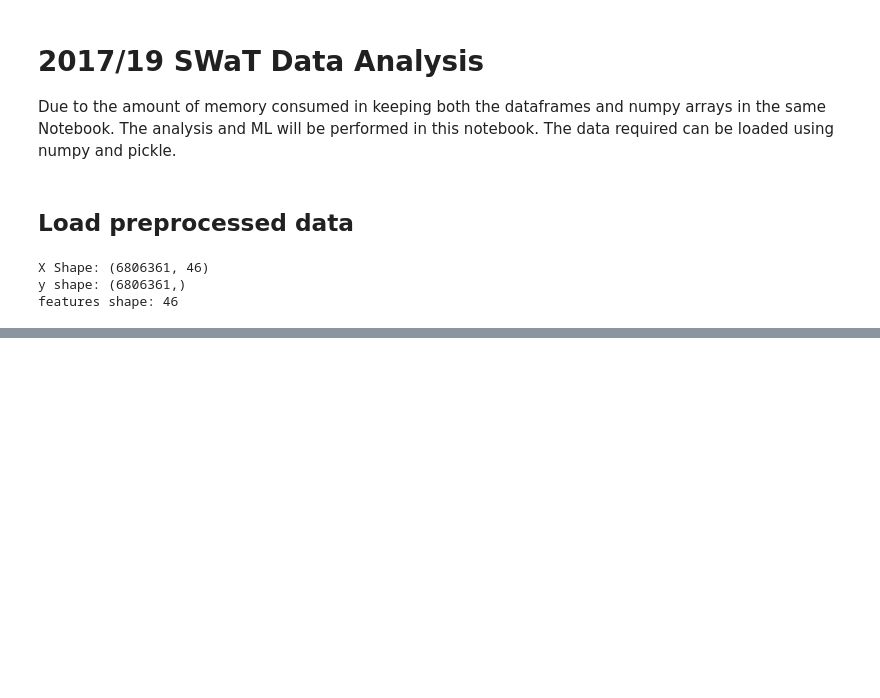
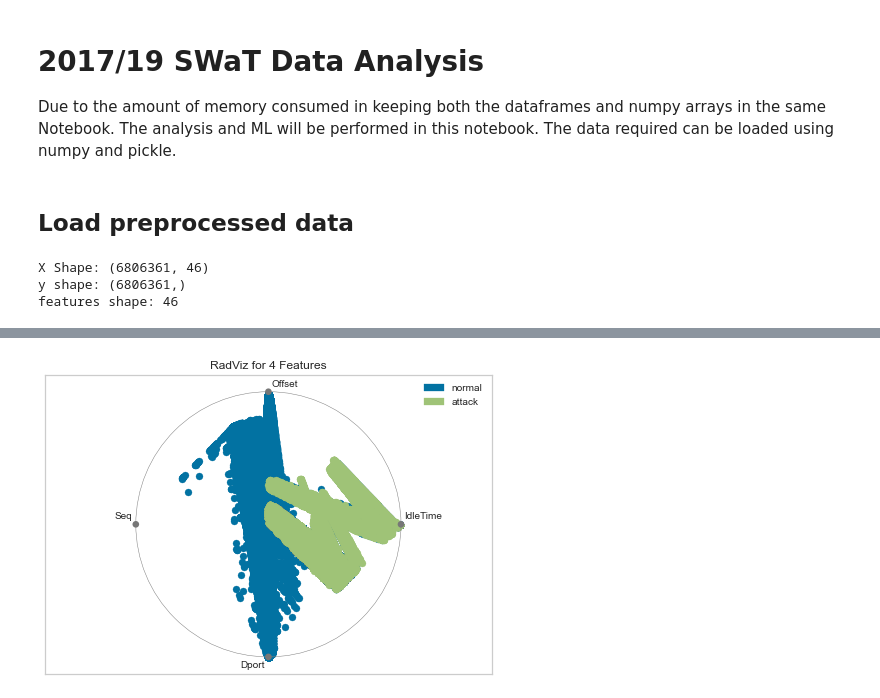
Before and after one commit to MatthewNunes/ICSViz, a Jupyter notebook: SWaT 2017 Data Analyser.ipynb, the cells around one changed output, grey strips where cells are left out. Saved outputs shown, nothing was run; the diff lists cells and outputs as text; code cells hidden in the pictures; blank space fills up the shorter version.

```diff
--- a/SWaT 2017 Data Analyser.ipynb
+++ b/SWaT 2017 Data Analyser.ipynb
@@ -122,7 +125,7 @@ classifiers = [
 scores = []
 for name, clf in zip(names, classifiers):
 
-    rcv = RepeatedStratifiedKFold(n_splits=10, n_repeats=4)
+    rcv = RepeatedStratifiedKFold(n_splits=10, n_repeats=5)
     scores.extend(cross_val_score(clf, X_concat, y_concat, cv=rcv, scoring="roc_auc"))
 
     #clf.fit(X_data2019, y_data2019)
@@ -167,0 +260,19 @@ This is more experimental. It uses a streaming classifier which continues to lea
+# %%
+"""
+Generates a Radial Visualisation. Takes the number of features to display
+and the classifier. Displays the top n (where n is no_of_features) features
+ranked by inbuilt feature importance
+"""
+def generateRadviz(no_of_features, classifier):
+    features_indices = [x[0] for x in average_feature_rank_dict[classifier][:no_of_features]]
+    feature_names = [features_red[x[0]] for x in average_feature_rank_dict[classifier][:no_of_features]]
+    X_vis = X_concat[:, features_indices]
+    classes=["normal", "attack"]
+    visualizer = RadViz(classes=classes, features=feature_names)
+    visualizer.fit(X_vis, y_concat)
+    visualizer.transform(X_vis)
+    visualizer.show()
+
+generateRadviz(4, "Decision Tree")
+# %% [output]
+[figure, added]
```
Also changed, not shown: parts of 12 cells of this notebook, 4 other files.
